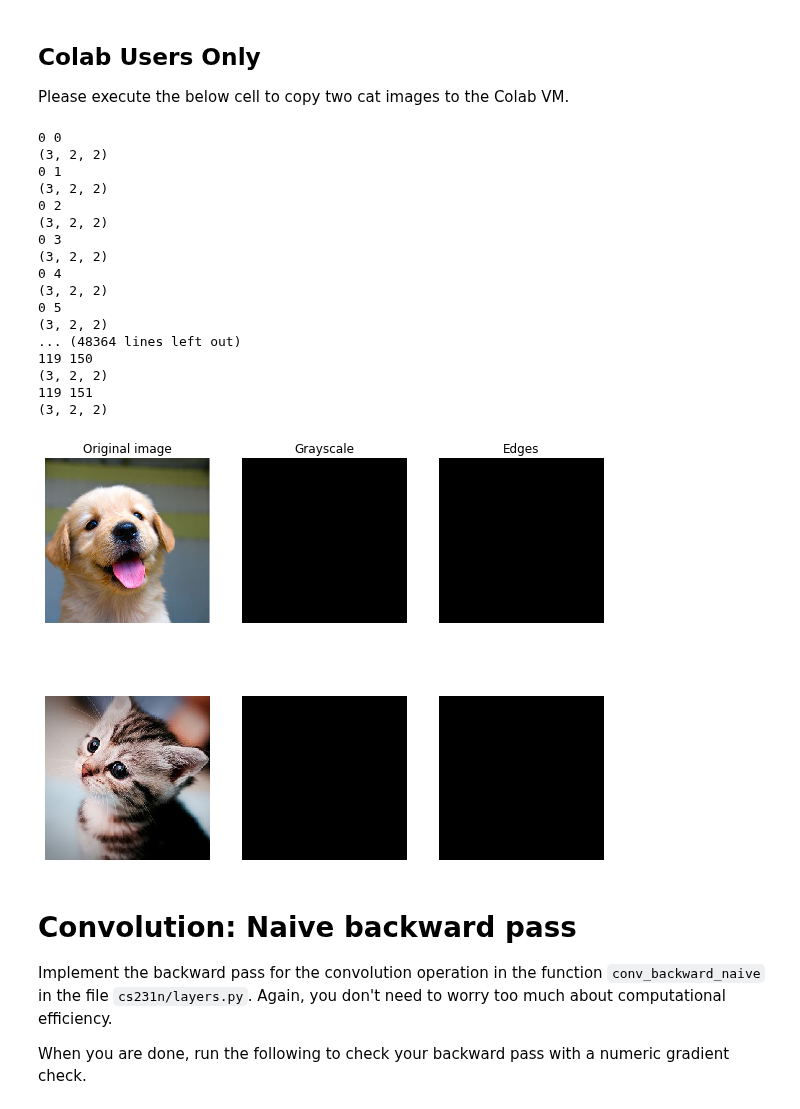
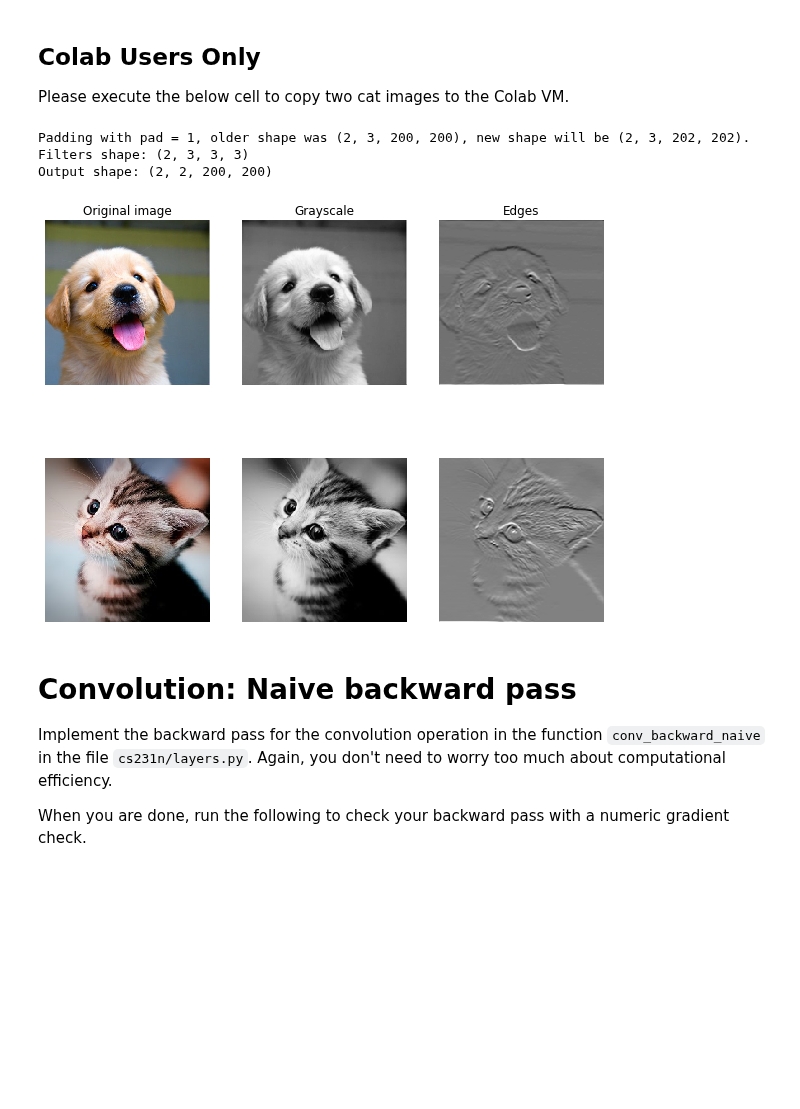
Before and after one commit to Evraa/CS231n-Assignments, a Jupyter notebook: assignment2/ConvolutionalNetworks.ipynb, the cells around one changed output. Cells and saved outputs as stored; diff of their text form; code cells hidden in the pictures; blank space fills up the shorter version.

```diff
--- a/assignment2/ConvolutionalNetworks.ipynb
+++ b/assignment2/ConvolutionalNetworks.ipynb
@@ -133,52 +133,38 @@ b = np.array([0, 128])
 
 # Compute the result of convolving each input in x with each filter in w,
 # offsetting by b, and storing the results in out.
-out, _ = conv_forward_naive(x, w, b, {'stride': 1, 'pad': 1})
+out, _ = conv_forward_naive(x, w, b, {'stride': 1, 'pad': 1}, verbose = True)
 
 def imshow_no_ax(img, normalize=True):
     """ Tiny helper to show images as uint8 and remove axis labels """
     if normalize:
         img_max, img_min = np.max(img), np.min(img)
         img = 255.0 * (img - img_min) / (img_max - img_min)
     plt.imshow(img.astype('uint8'))
     plt.gca().axis('off')
 
 # Show the original images and the results of the conv operation
 plt.subplot(2, 3, 1)
 imshow_no_ax(puppy, normalize=False)
 plt.title('Original image')
 plt.subplot(2, 3, 2)
 imshow_no_ax(out[0, 0])
 plt.title('Grayscale')
 plt.subplot(2, 3, 3)
 imshow_no_ax(out[0, 1])
 plt.title('Edges')
 plt.subplot(2, 3, 4)
 imshow_no_ax(kitten_cropped, normalize=False)
 plt.subplot(2, 3, 5)
 imshow_no_ax(out[1, 0])
 plt.subplot(2, 3, 6)
 imshow_no_ax(out[1, 1])
 plt.show()
 # %% [output]
-0 0
-(3, 2, 2)
-0 1
-(3, 2, 2)
-0 2
-(3, 2, 2)
-0 3
-(3, 2, 2)
-0 4
-(3, 2, 2)
-0 5
-(3, 2, 2)
-... (48364 lines left out)
-119 150
-(3, 2, 2)
-119 151
-(3, 2, 2)
+Padding with pad = 1, older shape was (2, 3, 200, 200), new shape will be (2, 3, 202, 202).
+Filters shape: (2, 3, 3, 3)
+Output shape: (2, 2, 200, 200)
-[figure, old version]
+[figure, new version]
 # %% [markdown]
 # Convolution: Naive backward pass
 Implement the backward pass for the convolution operation in the function `conv_backward_naive` in the file `cs231n/layers.py`. Again, you don't need to worry too much about computational efficiency.
```
Also changed, not shown: parts of 1 cell of this notebook, 1 other file.
